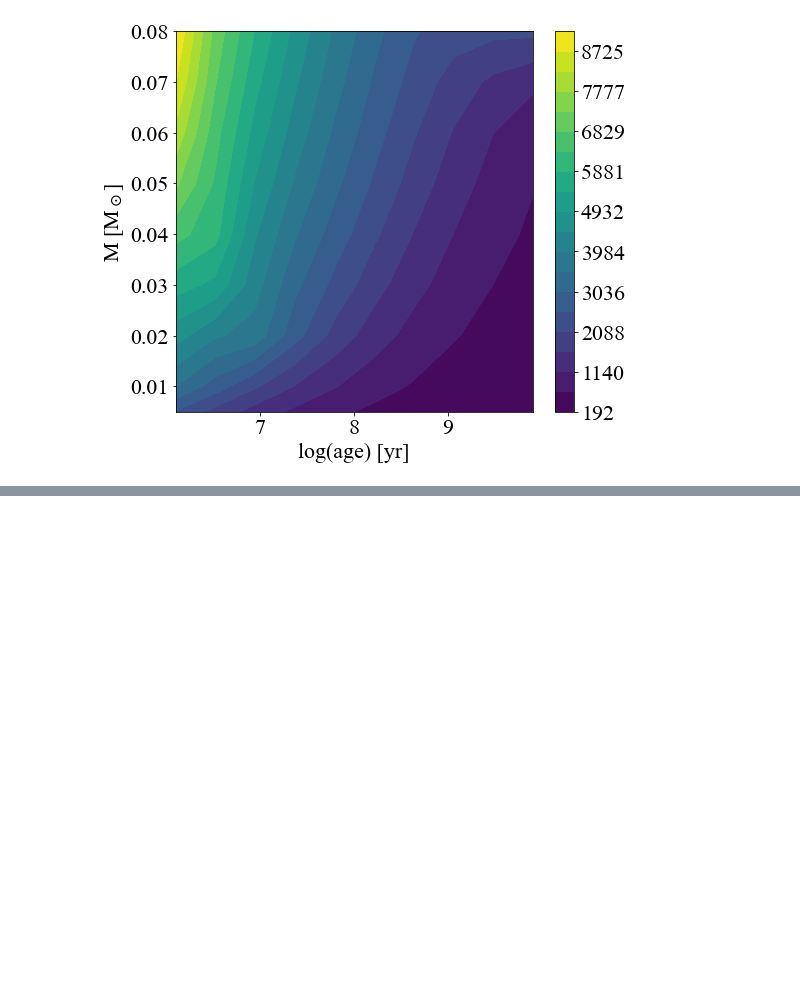
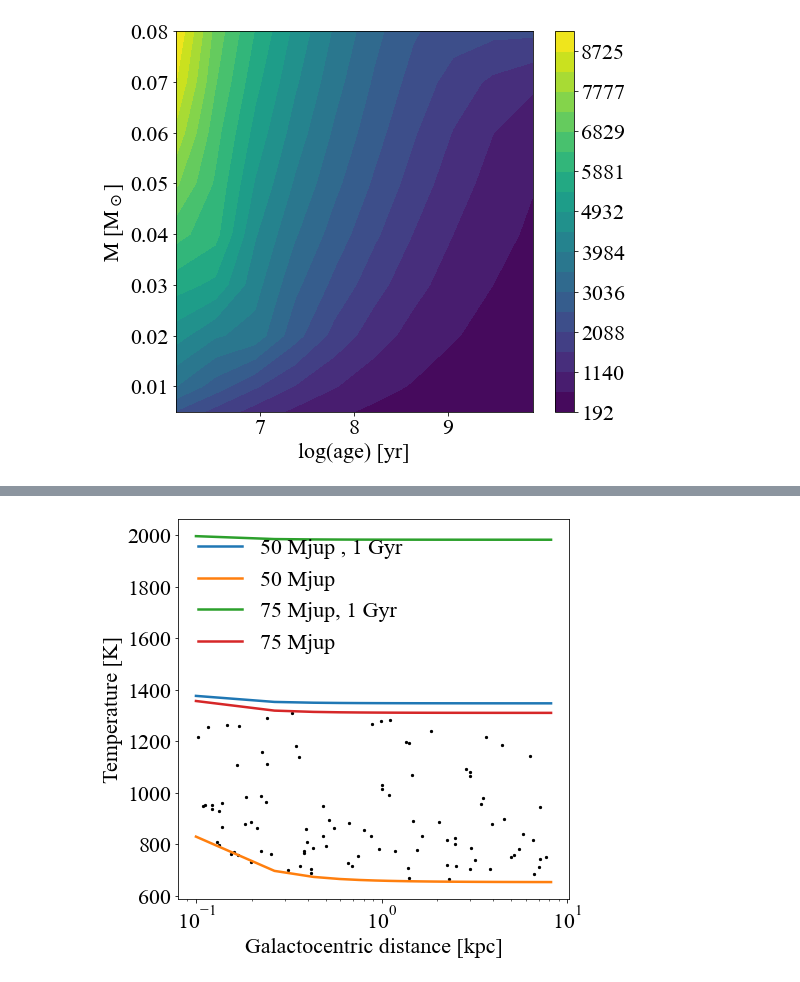
Before and after one commit to SvPoder/exoplanets, a Jupyter notebook: jupyter-notebook/testing.ipynb, the cells around one changed output, grey strips where cells are left out. Drawn from its saved outputs; the diff is of its cells as text; code cells hidden in the pictures; blank space fills up the shorter version.

Commit message:
implement mock

```diff
--- a/jupyter-notebook/testing.ipynb
+++ b/jupyter-notebook/testing.ipynb
@@ -78,3 +81,90 @@ ax.set_xlabel("log(age) [yr]")
 # %% [output]
 Text(0.5, 0, 'log(age) [yr]')
 [figure]
+# %%
+import numpy as np
+from scipy.stats import loguniform
+from scipy.interpolate import interp1d, interp2d
+from astropy.constants import L_sun, R_jup, M_jup, M_sun
+import sys
+sys.path.append("../python/")
+from utils import temperature, heat, temperature_withDM
+
+# generation of mock catalog
+np.random.seed(42)
+# Number of simulated exoplanets
+N = 100
+# galactocentric radius of simulated exoplanets
+r_obs = loguniform.rvs(0.1, 8.178, size=N)
+# load theoretical BD cooling model taken from Saumon & Marley '08 (fig 2)
+age  = {}
+logL = {}
+L    = {}
+M    = [0.005, 0.01, 0.02, 0.03, 0.04, 0.05, 0.06, 0.07, 0.08]
+Teff = {}
+
+# TODO simplify by directly interpolating on heating/luminosity
+for mass in M:
+    data = np.genfromtxt("../data/saumon_marley_fig2_" + str(mass) + ".dat",
+                         unpack=True)
+    age[mass]  = data[0]
+    heat_int   = np.power(10, data[1])*L_sun.value
+    Teff[mass] = temperature(heat_int, R_jup)
+log_age  = np.linspace(6.1, 9.92, 10)
+_log_age = []
+_mass    = []
+_teff    = []
+for m in M:
+    Teff_interp = interp1d(age[m], Teff[m])
+    for lage in log_age:
+        _log_age.append(lage)
+        _mass.append(m)
+        _teff.append(Teff_interp(lage))
+# effective temperature (wo DM heating) vs log(age) and mass exoplanet
+Teff_interp_2d = interp2d(_log_age, _mass, _teff)
+del age, logL, L, M, Teff, _log_age, _mass, _teff
+# Ages and masses of simulated BDs
+log_ages = np.random.uniform(9.89, 9.92, N) # [yr] / [1-10 Gyr]
+mass     = np.random.uniform(50, 75, N)
+mass     = mass*M_jup/M_sun # [Msun]
+heat_int = np.zeros(N)
+for i in range(N):
+    heat_int[i] = heat(Teff_interp_2d(log_ages[i], mass[i]), R_jup.value)
+
+# TODO check t_obs calculation is correct
+t_obs = temperature_withDM(r_obs, heat_int, f=1, R=R_jup.value,
+                           M=mass*M_sun.value, parameters=[1, 20, 0.42])
+#t_obs = t_obs + 0.1*np.random.normal(loc=0, scale=(0.1*t_obs), size=N)
+
+
+fig, ax = plt.subplots(1, 1, figsize=(7, 7))
+ax.scatter(r_obs, t_obs, color="k", s=5)
+#ax.set_yscale("log")
+ax.set_xscale("log")
+ax.set_ylabel("Temperature [K]")
+ax.set_xlabel("Galactocentric distance [kpc]")
+
+
+r = np.linspace(0.1, 8.178, 50)
+m = 50.*M_jup; l_age = 9.
+h_int = heat(Teff_interp_2d(l_age, m/M_sun), R_jup.value)
+t = temperature_withDM(r, h_int, f=1, R=R_jup.value, M=m, parameters=[1, 20, 0.42])
+ax.plot(r, t, label="50 Mjup , 1 Gyr", lw=2.5)
+
+m = 50.*M_jup; l_age = 9.92
+h_int = heat(Teff_interp_2d(l_age, m/M_sun), R_jup.value)
+t = temperature_withDM(r, h_int, f=1, R=R_jup.value, M=m, parameters=[1, 20, 0.42])
+ax.plot(r, t, label="50 Mjup", lw=2.5)
+
+m = 75.*M_jup; l_age = 9.
+h_int = heat(Teff_interp_2d(l_age, m/M_sun), R_jup.value)
+t = temperature_withDM(r, h_int, f=1, R=R_jup.value, M=m, parameters=[1, 20, 0.42])
+ax.plot(r, t, label="75 Mjup, 1 Gyr", lw=2.5)
+
+m = 75.*M_jup; l_age = 9.92
+h_int = heat(Teff_interp_2d(l_age, m/M_sun), R_jup.value)
+t = temperature_withDM(r, h_int, f=1, R=R_jup.value, M=m, parameters=[1, 20, 0.42])
+ax.plot(r, t, label="75 Mjup", lw=2.5)
+
+ax.legend(frameon=False)
+# %% [output]
@@ -80,0 +172 @@ Text(0.5, 0, 'log(age) [yr]')
+[figure, added]
```
Also changed, not shown: parts of 4 cells of this notebook, 14 other files.
